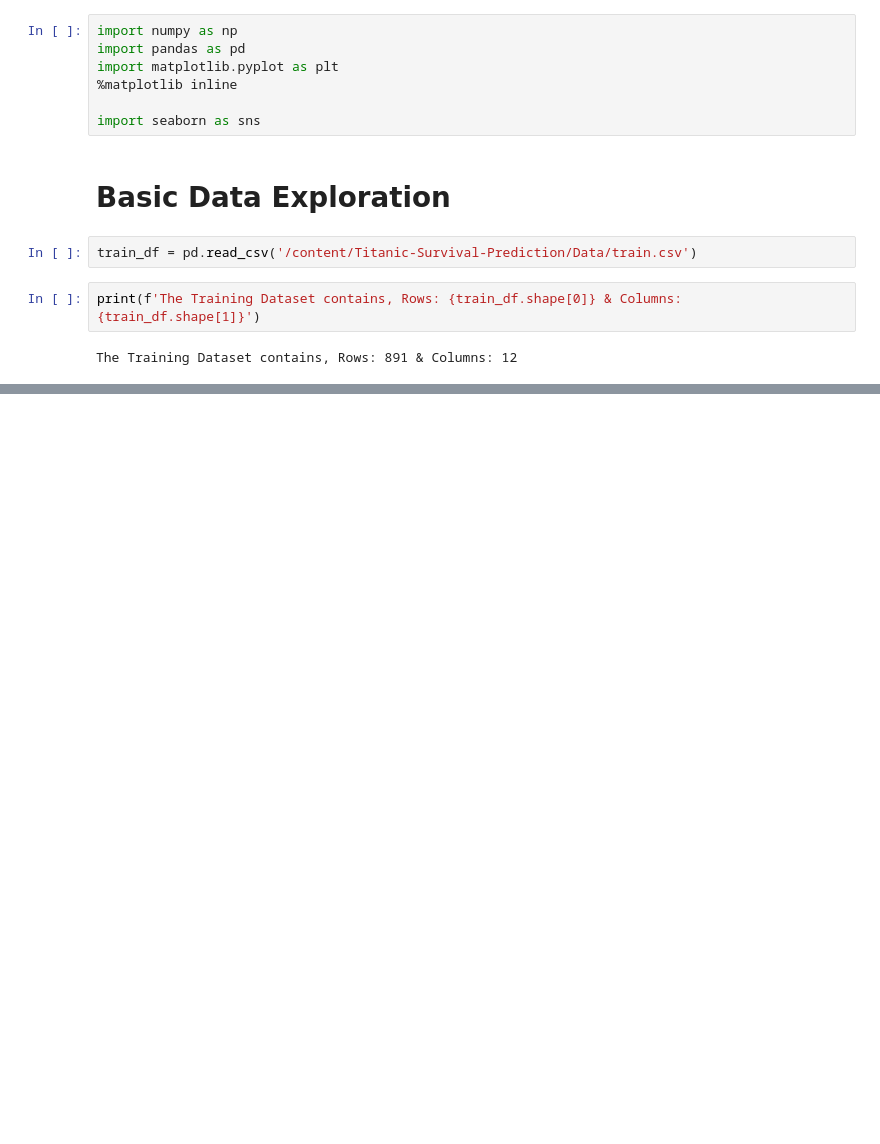
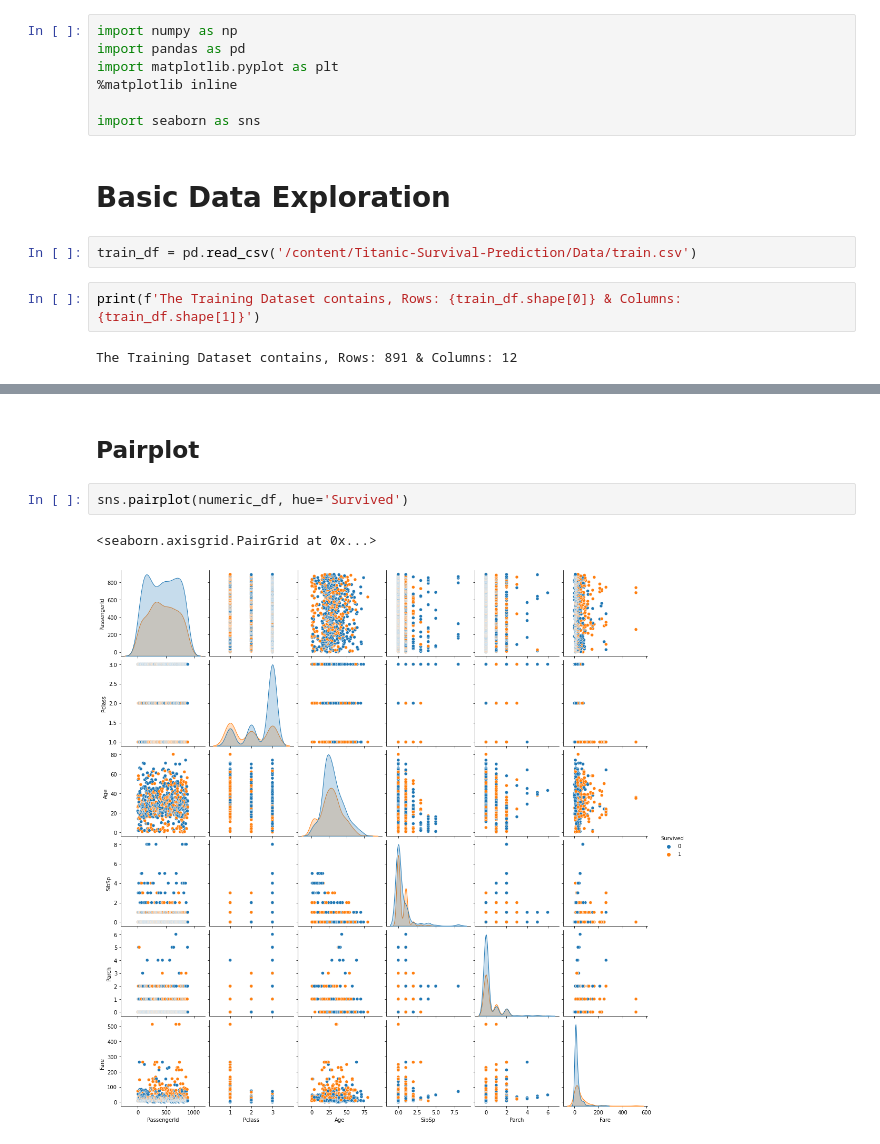
Before and after one commit to SatyaRay003/Titanic-Survival-Prediction, a Jupyter notebook: Titanic_EDA.ipynb, the cells around one changed output, grey strips where cells are left out. Drawn from its saved outputs; the diff is of its cells as text; blank space fills up the shorter version.

```diff
--- a/Titanic_EDA.ipynb
+++ b/Titanic_EDA.ipynb
@@ -30,0 +128,7 @@ The Training Dataset contains, Rows: 891 & Columns: 12
+# %% [markdown]
+## Pairplot
+# %%
+sns.pairplot(numeric_df, hue='Survived')
+# %% [output]
+<seaborn.axisgrid.PairGrid at 0x...>
+[figure, added]
```
Also changed, not shown: parts of 14 cells of this notebook.
